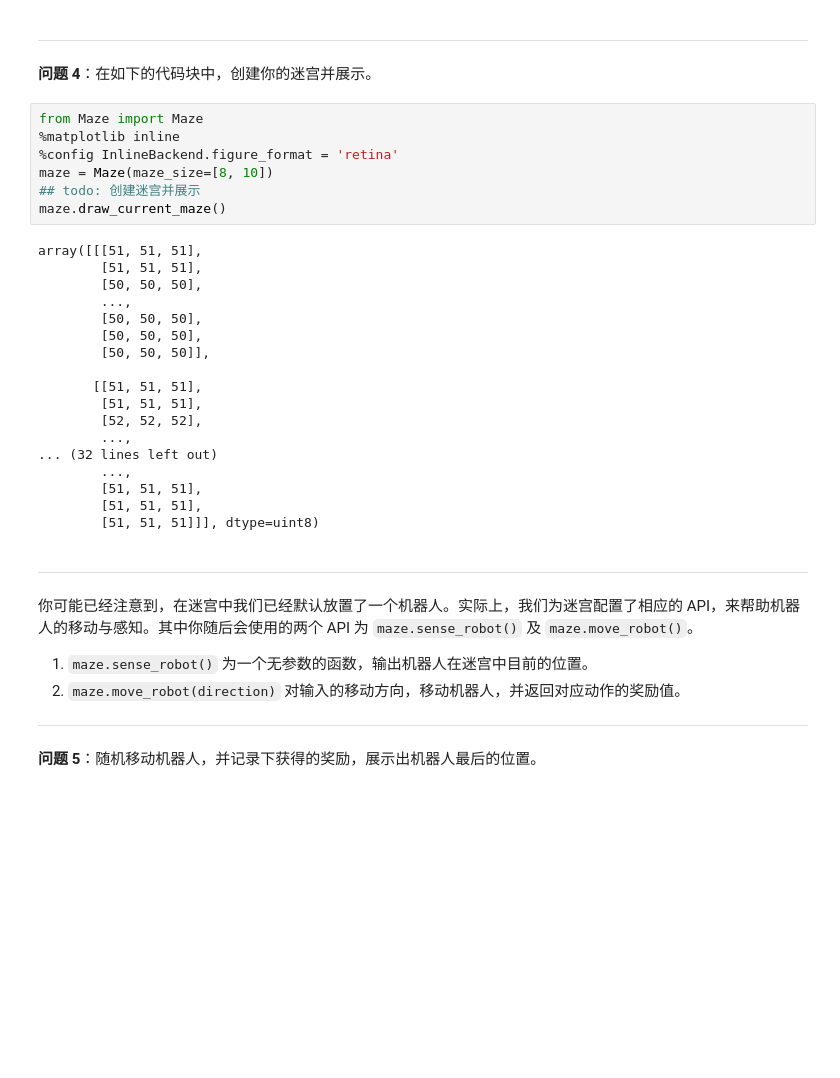
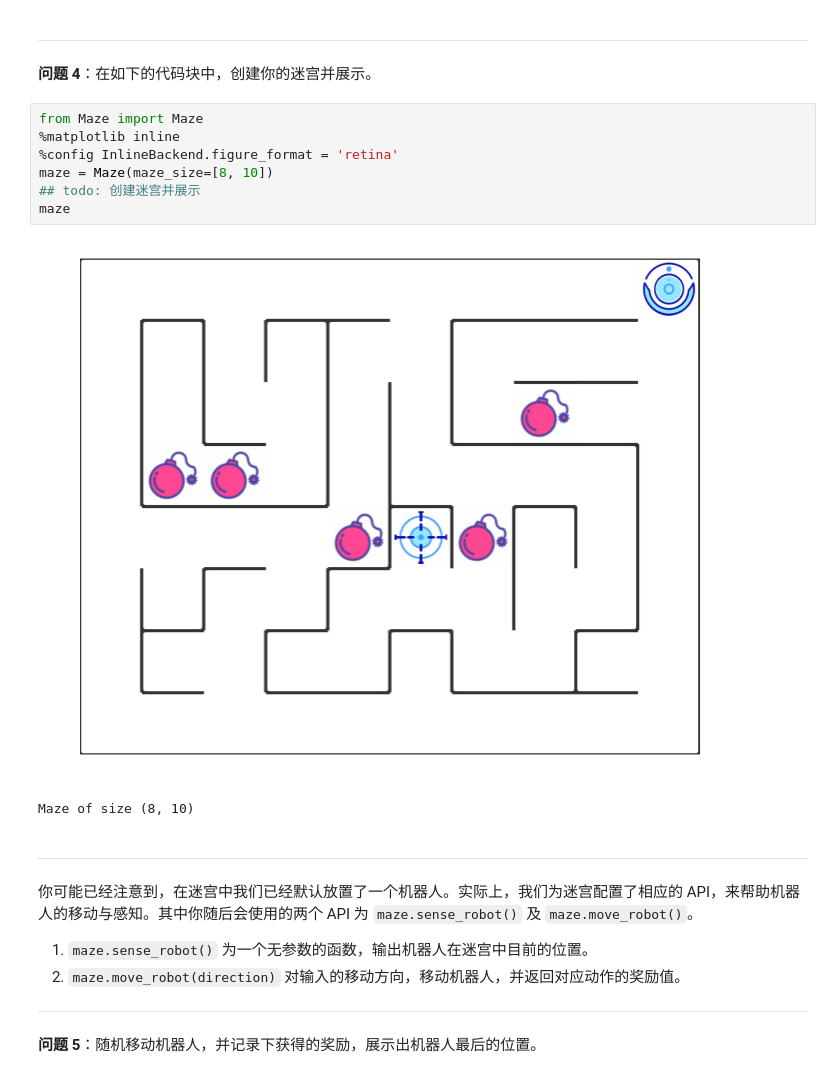
Before and after one commit to AZhenWang/qlearning_maze, a Jupyter notebook: robot_maze.ipynb, the cells around one changed output. Drawn from its saved outputs; the diff is of its cells as text; blank space fills up the shorter version.

```diff
--- a/robot_maze.ipynb
+++ b/robot_maze.ipynb
@@ -159,28 +159,13 @@ def choose_action(epsilon):
 # %%
 from Maze import Maze
 %matplotlib inline
 %config InlineBackend.figure_format = 'retina'
 maze = Maze(maze_size=[8, 10])
 ## todo: 创建迷宫并展示
-maze.draw_current_maze()
+maze
 # %% [output]
+[figure, added]
-array([[[51, 51, 51],
-        [51, 51, 51],
-        [50, 50, 50],
-        ...,
-        [50, 50, 50],
-        [50, 50, 50],
-        [50, 50, 50]],
-
-       [[51, 51, 51],
-        [51, 51, 51],
-        [52, 52, 52],
-        ...,
-... (32 lines left out)
-        ...,
-        [51, 51, 51],
-        [51, 51, 51],
-        [51, 51, 51]]], dtype=uint8)
+Maze of size (8, 10)
 # %% [markdown]
 ---
 
```
Also changed, not shown: parts of 15 cells of this notebook, 3 other files.
